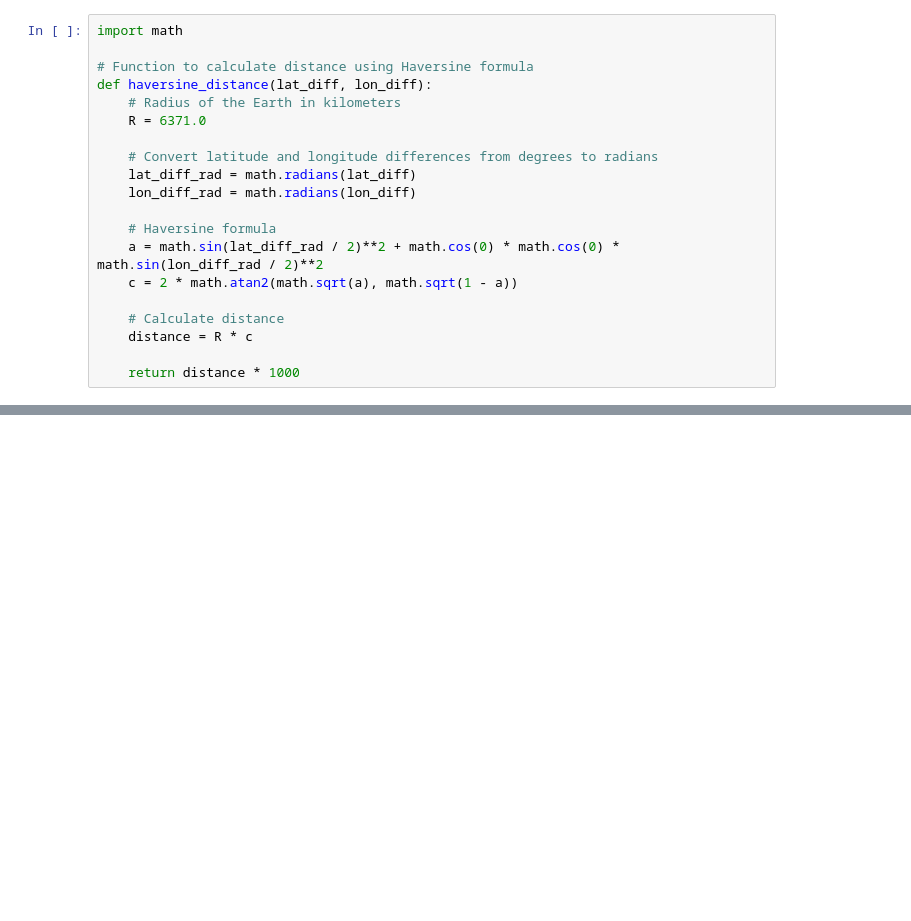
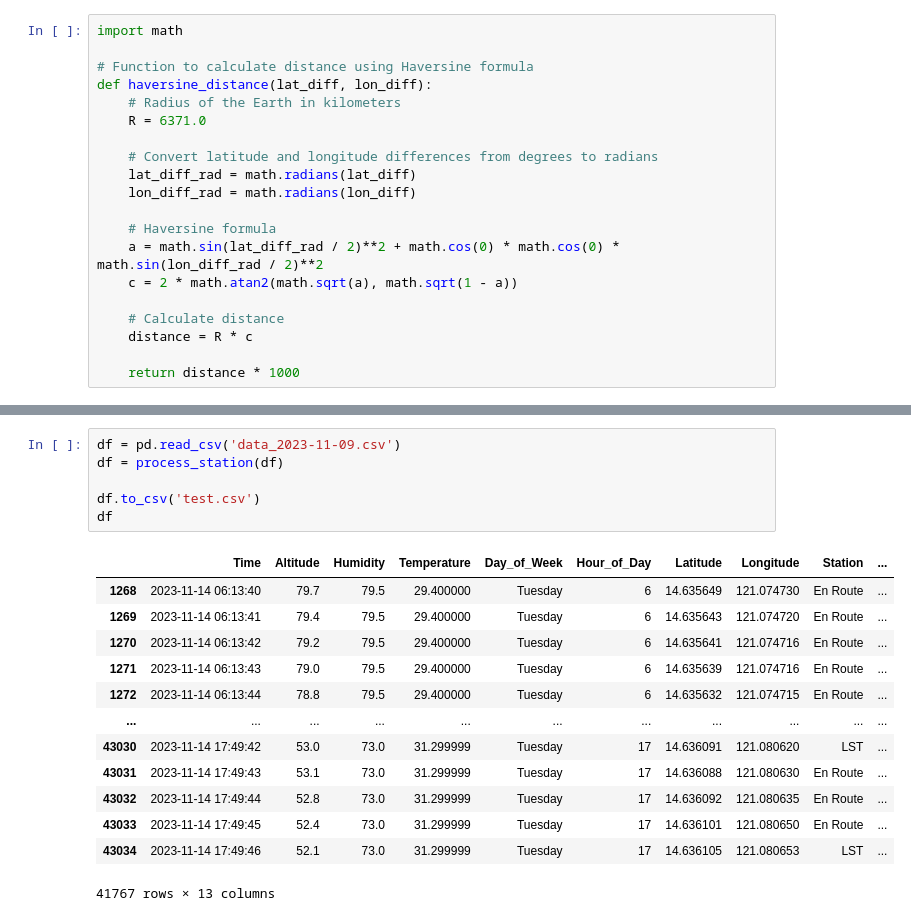
Before and after one commit to CSfromCS/VHS-Thesis, a Jupyter notebook: Data Preprocessing/DataProcessor.ipynb, the cells around one changed output, grey strips where cells are left out. Cells and saved outputs as stored; diff of their text form; blank space fills up the shorter version.

```diff
--- a/Data Preprocessing/DataProcessor.ipynb
+++ b/Data Preprocessing/DataProcessor.ipynb
@@ -237,0 +196,20 @@ df['Station'] = df.apply(lambda row: 'En Route' if row['Station'] != 'En Route'
+# %%
+df = pd.read_csv('data_2023-11-09.csv')
+df = process_station(df)
+
+df.to_csv('test.csv')
+df
+# %% [output]
+|  | Time | Altitude | Humidity | Temperature | Day_of_Week | Hour_of_Day | Latitude | Longitude | Station | ... |
+| 1268 | 2023-11-14 06:13:40 | 79.7 | 79.5 | 29.400000 | Tuesday | 6 | 14.635649 | 121.074730 | En Route | ... |
+| 1269 | 2023-11-14 06:13:41 | 79.4 | 79.5 | 29.400000 | Tuesday | 6 | 14.635643 | 121.074720 | En Route | ... |
+| 1270 | 2023-11-14 06:13:42 | 79.2 | 79.5 | 29.400000 | Tuesday | 6 | 14.635641 | 121.074716 | En Route | ... |
+| 1271 | 2023-11-14 06:13:43 | 79.0 | 79.5 | 29.400000 | Tuesday | 6 | 14.635639 | 121.074716 | En Route | ... |
+| 1272 | 2023-11-14 06:13:44 | 78.8 | 79.5 | 29.400000 | Tuesday | 6 | 14.635632 | 121.074715 | En Route | ... |
+| ... | ... | ... | ... | ... | ... | ... | ... | ... | ... | ... |
+| 43030 | 2023-11-14 17:49:42 | 53.0 | 73.0 | 31.299999 | Tuesday | 17 | 14.636091 | 121.080620 | LST | ... |
+| 43031 | 2023-11-14 17:49:43 | 53.1 | 73.0 | 31.299999 | Tuesday | 17 | 14.636088 | 121.080630 | En Route | ... |
+| 43032 | 2023-11-14 17:49:44 | 52.8 | 73.0 | 31.299999 | Tuesday | 17 | 14.636092 | 121.080635 | En Route | ... |
+| 43033 | 2023-11-14 17:49:45 | 52.4 | 73.0 | 31.299999 | Tuesday | 17 | 14.636101 | 121.080650 | En Route | ... |
+| 43034 | 2023-11-14 17:49:46 | 52.1 | 73.0 | 31.299999 | Tuesday | 17 | 14.636105 | 121.080653 | LST | ... |
+41767 rows × 13 columns
```
Also changed, not shown: parts of 11 cells of this notebook.
